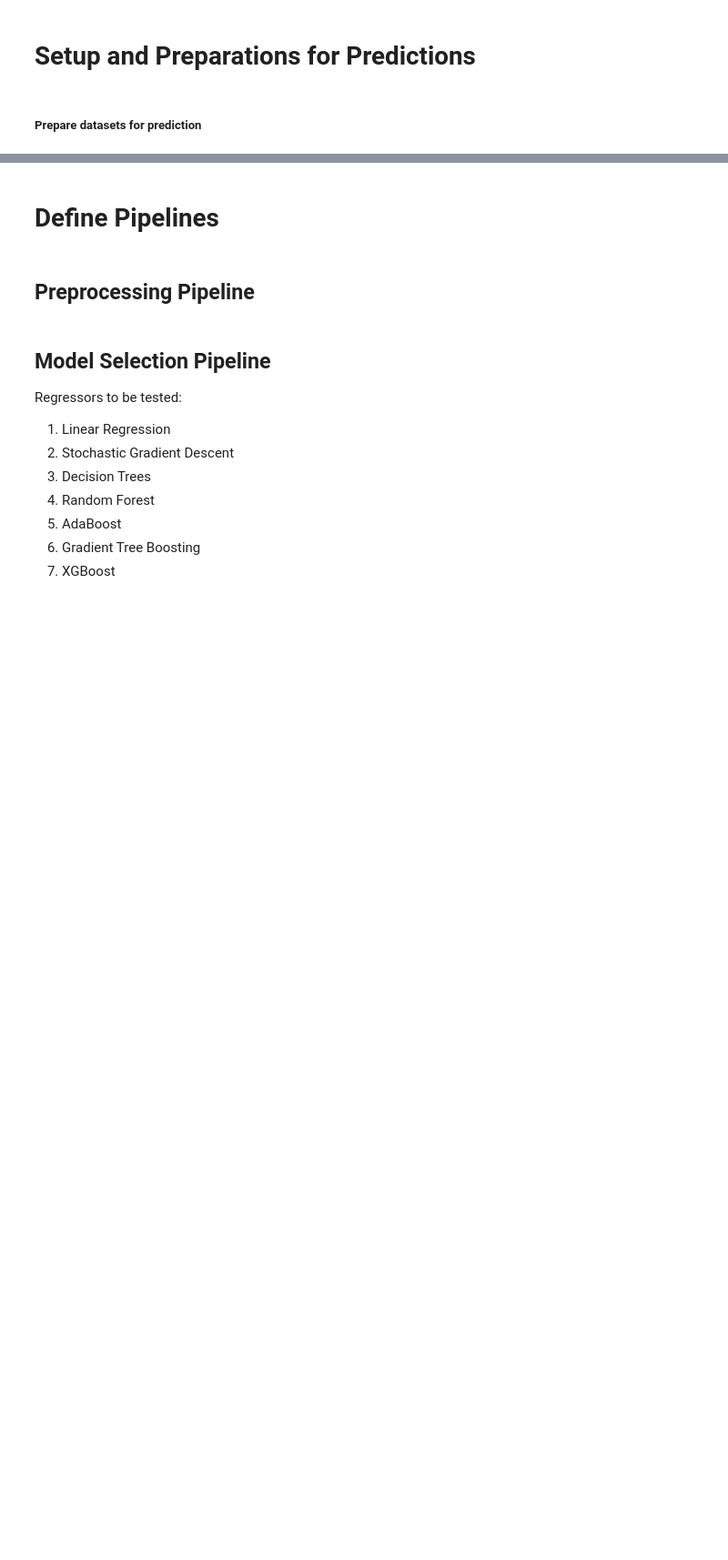
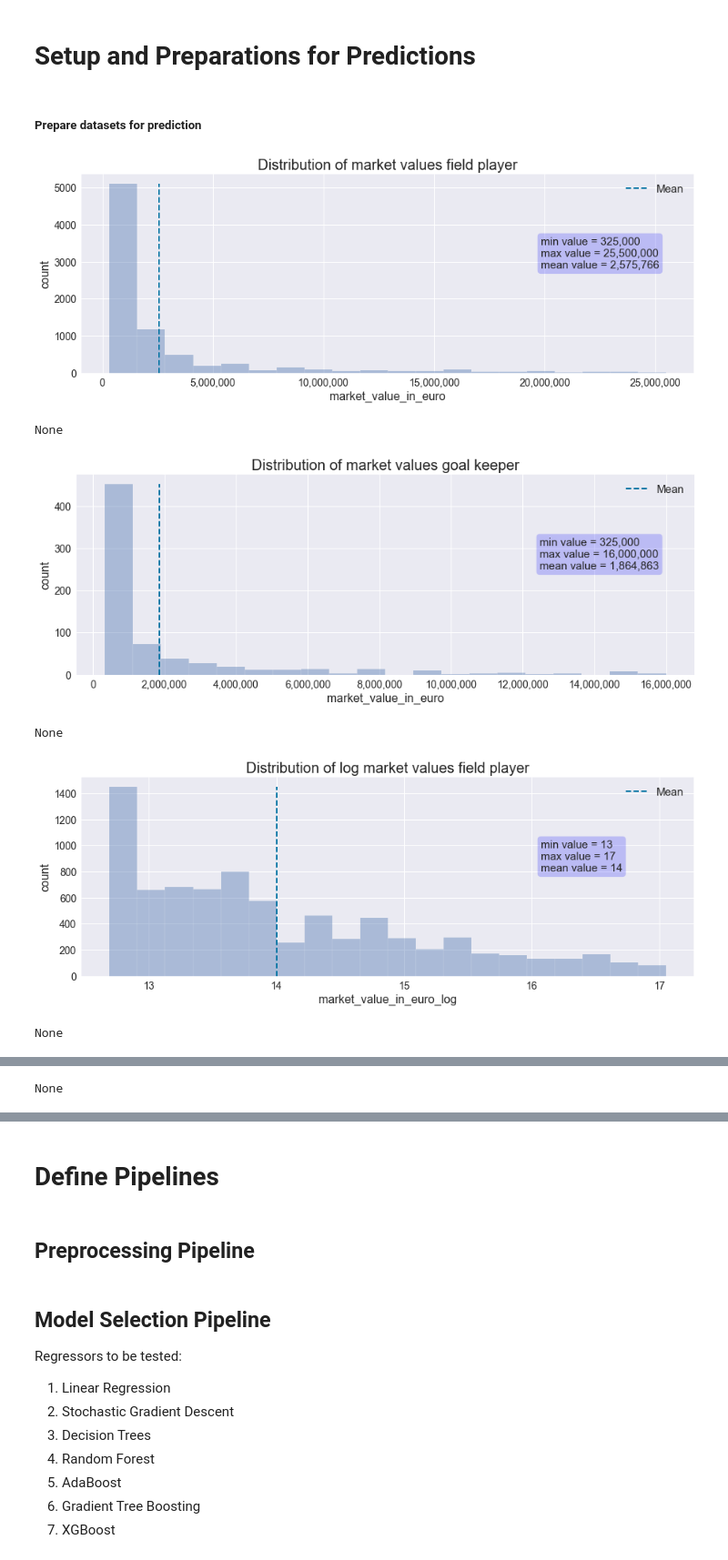
Before and after one commit to fabwerk90/FIFA-20---Market-value-prediction, a Jupyter notebook: i_predictive_algorithms_pipelines.ipynb, the cells around one changed output, grey strips where cells are left out. Shown at 91% size. Drawn from its saved outputs; the diff is of its cells as text; code cells hidden in the pictures; blank space fills up the shorter version.

```diff
--- a/i_predictive_algorithms_pipelines.ipynb
+++ b/i_predictive_algorithms_pipelines.ipynb
@@ -25,9 +82,33 @@ plt.style.use("seaborn")
 # %%
 df_fp = pd.read_csv("data/fp_data_final.csv", index_col=0)
 df_gk = pd.read_csv("data/gk_data_final.csv", index_col=0)
 pd.set_option('display.max_columns', None)
 
+##########################EXPERIMENTAL
+df_fp = df_fp[df_fp.market_value_in_euro > 300000]
+df_gk = df_gk[df_gk.market_value_in_euro > 300000]
+##########################EXPERIMENTAL
 # drop irrelevant rows
 
 df_fp = df_fp.drop(["player_name","long_name","year_of_birth","height_cm","weight_kg","nationality","club"],axis=1)
 df_gk = df_gk.drop(["player_name","long_name","year_of_birth","height_cm","weight_kg","nationality","club"],axis=1)
+
+# transform target variable
+print(plot_hist(df_fp,"market_value_in_euro","Distribution of market values field player"))
+print(plot_hist(df_gk,"market_value_in_euro","Distribution of market values goal keeper"))
+
+df_fp["market_value_in_euro_log"] = np.log(df_fp["market_value_in_euro"])
+df_gk["market_value_in_euro_log"] = np.log(df_gk["market_value_in_euro"])
+
+df_fp = df_fp.drop(["market_value_in_euro"], axis = 1)
+df_gk = df_gk.drop(["market_value_in_euro"], axis = 1)
+
+print(plot_hist(df_fp,"market_value_in_euro_log","Distribution of log market values field player"))
+print(plot_hist(df_gk,"market_value_in_euro_log","Distribution of log market values goal keeper"))
+# %% [output]
+[figure, added]
+None
+[figure, added]
+None
+[figure, added]
+None
@@ -34,3 +116,4 @@ df_gk = df_gk.drop(["player_name","long_name","year_of_birth","height_cm","weigh
+None
 # %%
 ##### put final test set aside
 
```
Also changed, not shown: parts of 36 cells of this notebook.
